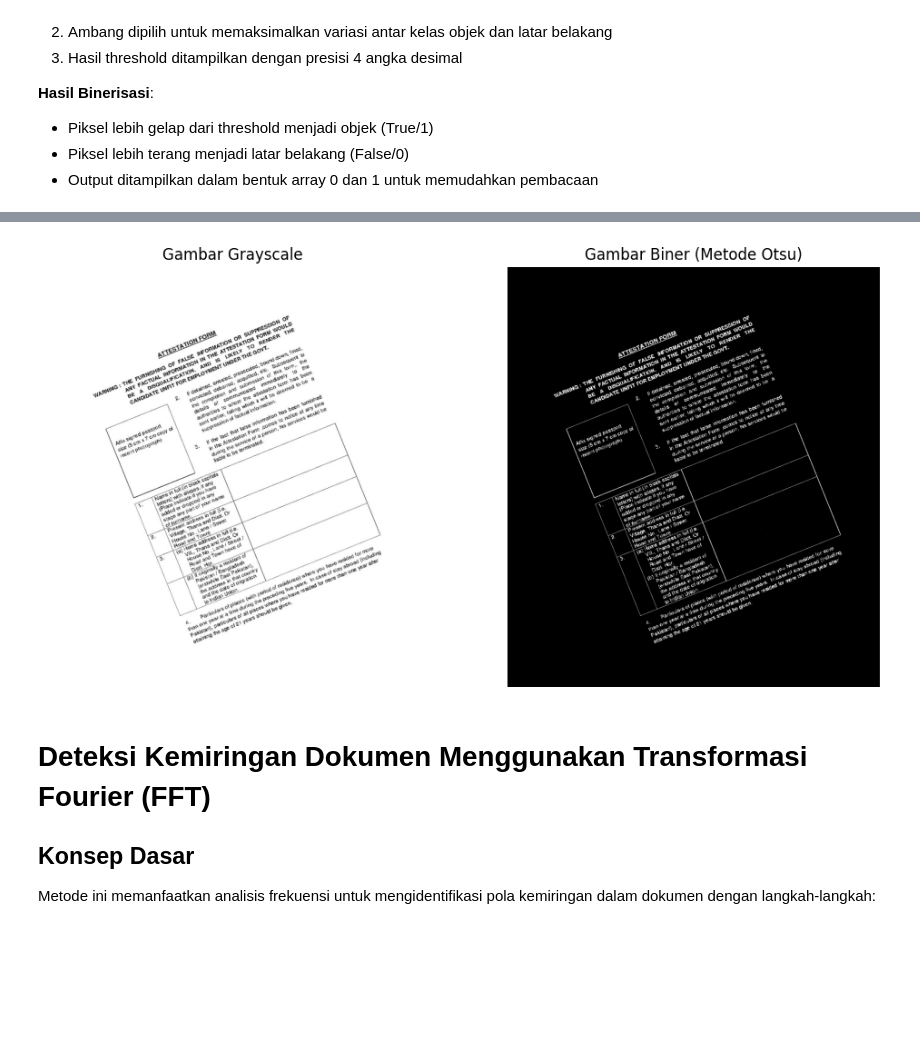
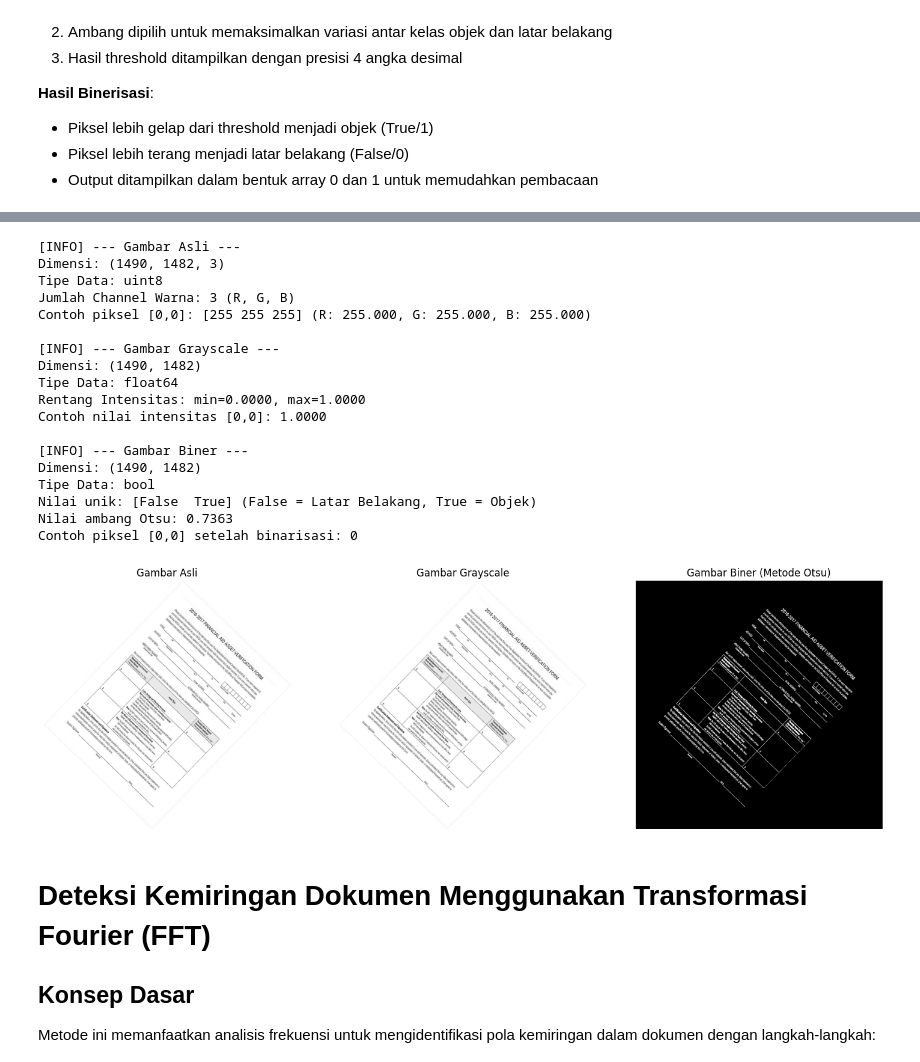
Before and after one commit to arezyhs/Python-Digital-Image-Processing-Projects, a Jupyter notebook: PCD-Voting-Based-Documents.ipynb, the cells around one changed output, grey strips where cells are left out. Drawn from its saved outputs; the diff is of its cells as text; code cells hidden in the pictures; blank space fills up the shorter version.

```diff
--- a/PCD-Voting-Based-Documents.ipynb
+++ b/PCD-Voting-Based-Documents.ipynb
@@ -127,22 +88,82 @@ print(f"[INFO] Hasil binerisasi:\n{binary_img.astype(int)}")  # tampilkan sebaga
+# %%
+# === PRA-PROSES GAMBAR ===
+
+# Konversi gambar ke grayscale
+# Tujuan: Menyederhanakan gambar dari 3 channel (RGB) ke 1 channel intensitas (abu-abu)
+img_gray = rgb2gray(img) if img.ndim == 3 else img
+
+# Informasi gambar asli
+print("[INFO] --- Gambar Asli ---")
+print(f"Dimensi: {img.shape}")
+print(f"Tipe Data: {img.dtype}")
+if img.ndim == 3:
+    print(f"Jumlah Channel Warna: {img.shape[2]} (R, G, B)")
+    print(f"Contoh piksel [0,0]: {img[0,0]} (R: {img[0,0,0]:.3f}, G: {img[0,0,1]:.3f}, B: {img[0,0,2]:.3f})")
+else:
+    print("Gambar sudah grayscale.")
+
+# Informasi gambar grayscale
+print("\n[INFO] --- Gambar Grayscale ---")
+print(f"Dimensi: {img_gray.shape}")
+print(f"Tipe Data: {img_gray.dtype}")
+print(f"Rentang Intensitas: min={img_gray.min():.4f}, max={img_gray.max():.4f}")
+print(f"Contoh nilai intensitas [0,0]: {img_gray[0,0]:.4f}")
+
+# Binarisasi gambar menggunakan metode Otsu
+thresh = threshold_otsu(img_gray)
+binary_img = img_gray < thresh
+
+# Informasi gambar biner
+print("\n[INFO] --- Gambar Biner ---")
+print(f"Dimensi: {binary_img.shape}")
+print(f"Tipe Data: {binary_img.dtype}")
+print(f"Nilai unik: {np.unique(binary_img)} (False = Latar Belakang, True = Objek)")
+print(f"Nilai ambang Otsu: {thresh:.4f}")
+print(f"Contoh piksel [0,0] setelah binarisasi: {int(binary_img[0,0])}")
+# %% [output]
+[INFO] --- Gambar Asli ---
+Dimensi: (1490, 1482, 3)
+Tipe Data: uint8
+Jumlah Channel Warna: 3 (R, G, B)
+Contoh piksel [0,0]: [255 255 255] (R: 255.000, G: 255.000, B: 255.000)
+
+[INFO] --- Gambar Grayscale ---
+Dimensi: (1490, 1482)
+Tipe Data: float64
+Rentang Intensitas: min=0.0000, max=1.0000
+Contoh nilai intensitas [0,0]: 1.0000
+
+[INFO] --- Gambar Biner ---
+Dimensi: (1490, 1482)
+Tipe Data: bool
+Nilai unik: [False  True] (False = Latar Belakang, True = Objek)
+Nilai ambang Otsu: 0.7363
+Contoh piksel [0,0] setelah binarisasi: 0
 # %%
 # === TAMPILKAN HASIL ===
-plt.figure(figsize=(12, 6))
+plt.figure(figsize=(18, 6))  # Ukuran diperbesar agar muat 3 gambar
+
+# Tampilkan gambar asli
+plt.subplot(1, 3, 1)
+plt.imshow(img, cmap='gray')
+plt.title("Gambar Asli")
+plt.axis('off')
 
 # Tampilkan gambar grayscale
-plt.subplot(1, 2, 1)
+plt.subplot(1, 3, 2)
 plt.imshow(img_gray, cmap='gray')
 plt.title("Gambar Grayscale")
 plt.axis('off')
 
 # Tampilkan gambar setelah dibinarisasi
-plt.subplot(1, 2, 2)
+plt.subplot(1, 3, 3)
 plt.imshow(binary_img, cmap='gray')
 plt.title("Gambar Biner (Metode Otsu)")
 plt.axis('off')
 
 plt.show()
 # %% [output]
-[figure, old version]
+[figure, new version]
 # %% [markdown]
 # Deteksi Kemiringan Dokumen Menggunakan Transformasi Fourier (FFT)
 
```
Also changed, not shown: parts of 13 cells of this notebook.
